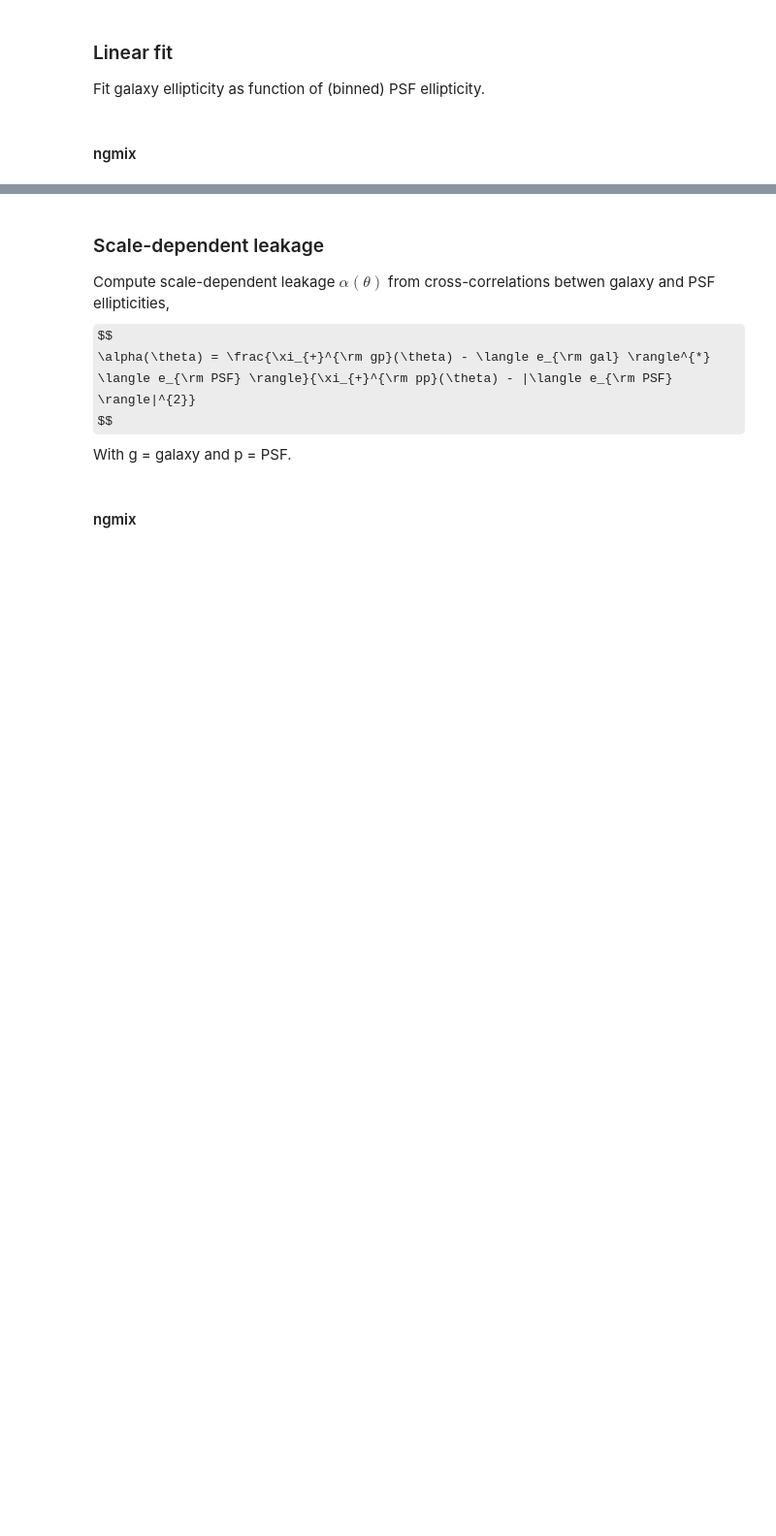
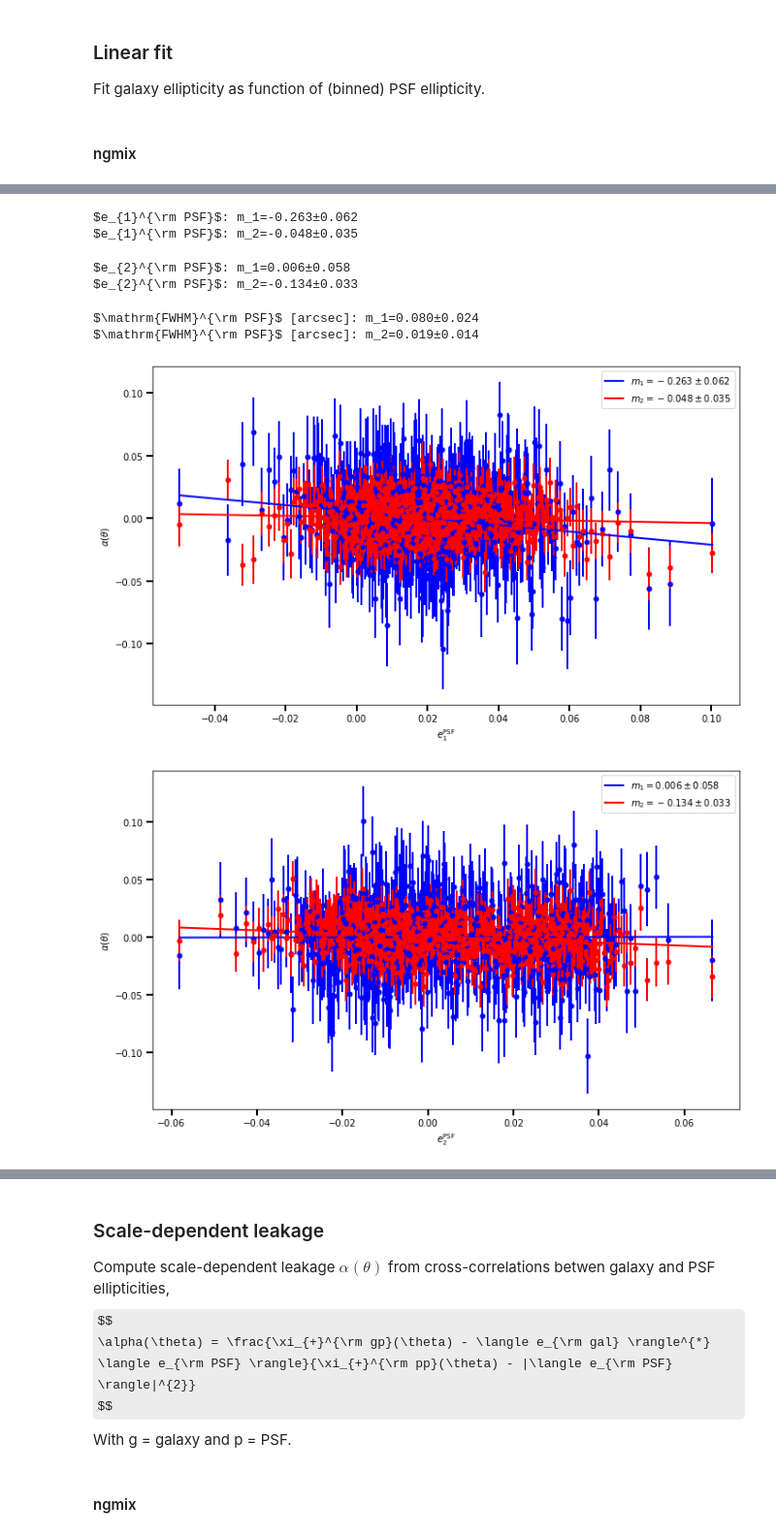
Before and after one commit to CosmoStat/sp_validation, a Jupyter notebook: notebooks/psf_leakage.ipynb, the cells around one changed output, grey strips where cells are left out. Shown at 97% size. Saved outputs shown, nothing was run; the diff lists cells and outputs as text; code cells hidden in the pictures; some formulas as TeX source; blank space fills up the shorter version.

```diff
--- a/notebooks/psf_leakage.ipynb
+++ b/notebooks/psf_leakage.ipynb
@@ -74,32 +89,41 @@ affine_corr_n(
 # %%
 plot_dir_leakage = '{}/psf_leak_galsim'.format(plot_dir)
 
 e1 = g_corr_galsim[0] - c_galsim[0]
 e2 = g_corr_galsim[1] - c_galsim[1]
-y = [e1, e2]
+e = [e1, e2]
 weights = None
 
 x_arr = [
     dd['GALSIM_PSF_ELL_ORIGINAL_PSF'][:,0][m_gal_galsim][mask_galsim],
     dd['GALSIM_PSF_ELL_ORIGINAL_PSF'][:,1][m_gal_galsim][mask_galsim],
     sigma_to_fwhm(dd['GALSIM_PSF_SIGMA_ORIGINAL_PSF'][m_gal_galsim][mask_galsim], pixel_size=pixel_size)
 ]
 out_name_arr = [
     'PSF_e1_vs_e_gal',
     'PSF_e2_vs_e_gal',
     'PSF_size_vs_e_gal'
 ]
 out_path_arr = [f'{plot_dir_leakage}/{name}' for name in out_name_arr]
 affine_corr_n(
     x_arr,
-    y,
+    e,
     xlabel_arr,
     ylabel,
     mlabel=mlabel,
     weights=weights,
     n_bin=n_bin,
     out_path_arr=out_path_arr,
     colors=colors,
     stats_file=stats_file,
     verbose=True
 )
+# %% [output]
+$e_{1}^{\rm PSF}$: m_1=-0.263±0.062
+$e_{1}^{\rm PSF}$: m_2=-0.048±0.035
+$e_{2}^{\rm PSF}$: m_1=0.006±0.058
+$e_{2}^{\rm PSF}$: m_2=-0.134±0.033
+$\mathrm{FWHM}^{\rm PSF}$ [arcsec]: m_1=0.080±0.024
+$\mathrm{FWHM}^{\rm PSF}$ [arcsec]: m_2=0.019±0.014
+[figure, added]
+[figure, added]
```
Also changed, not shown: parts of 10 cells of this notebook, 8 other files.
